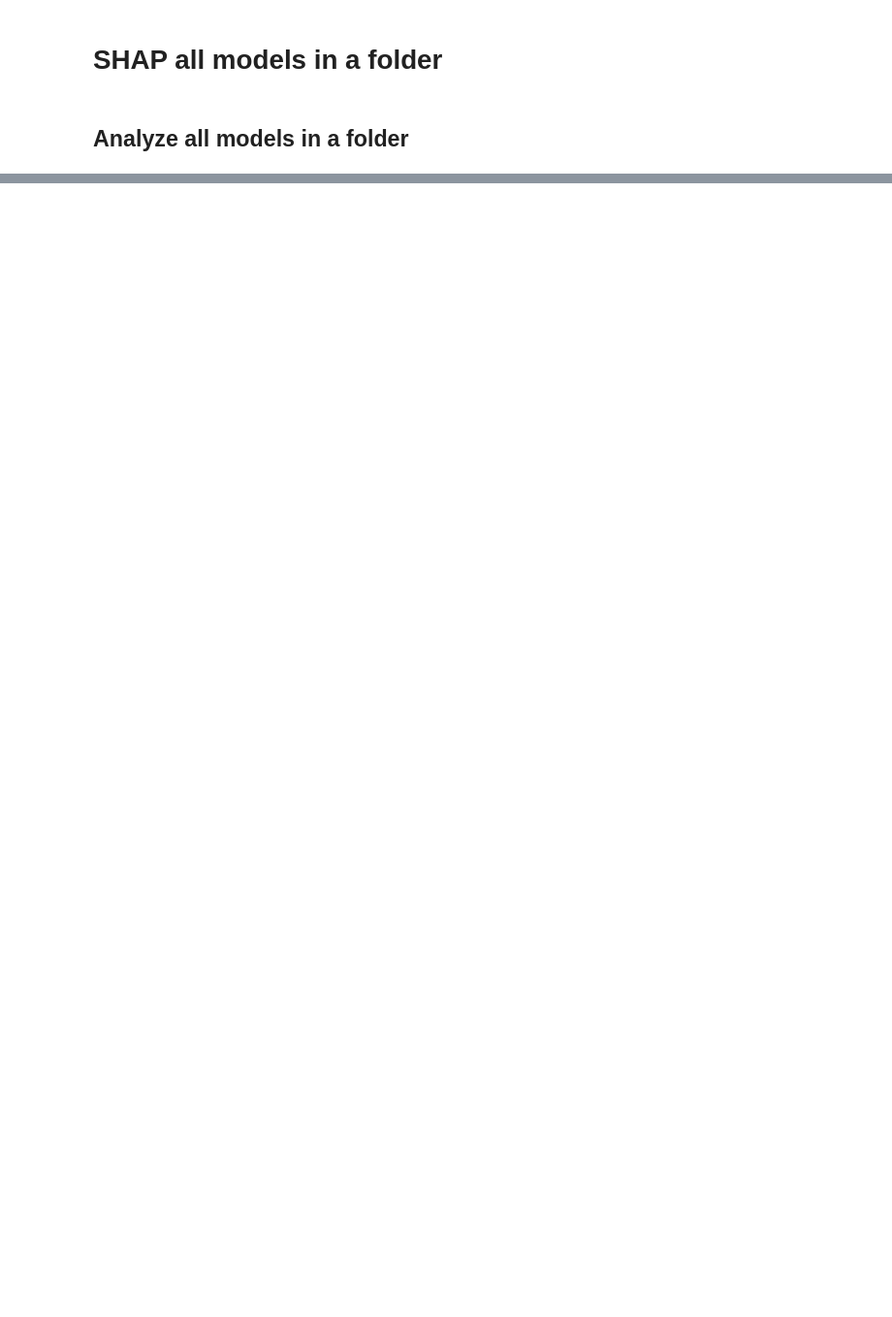
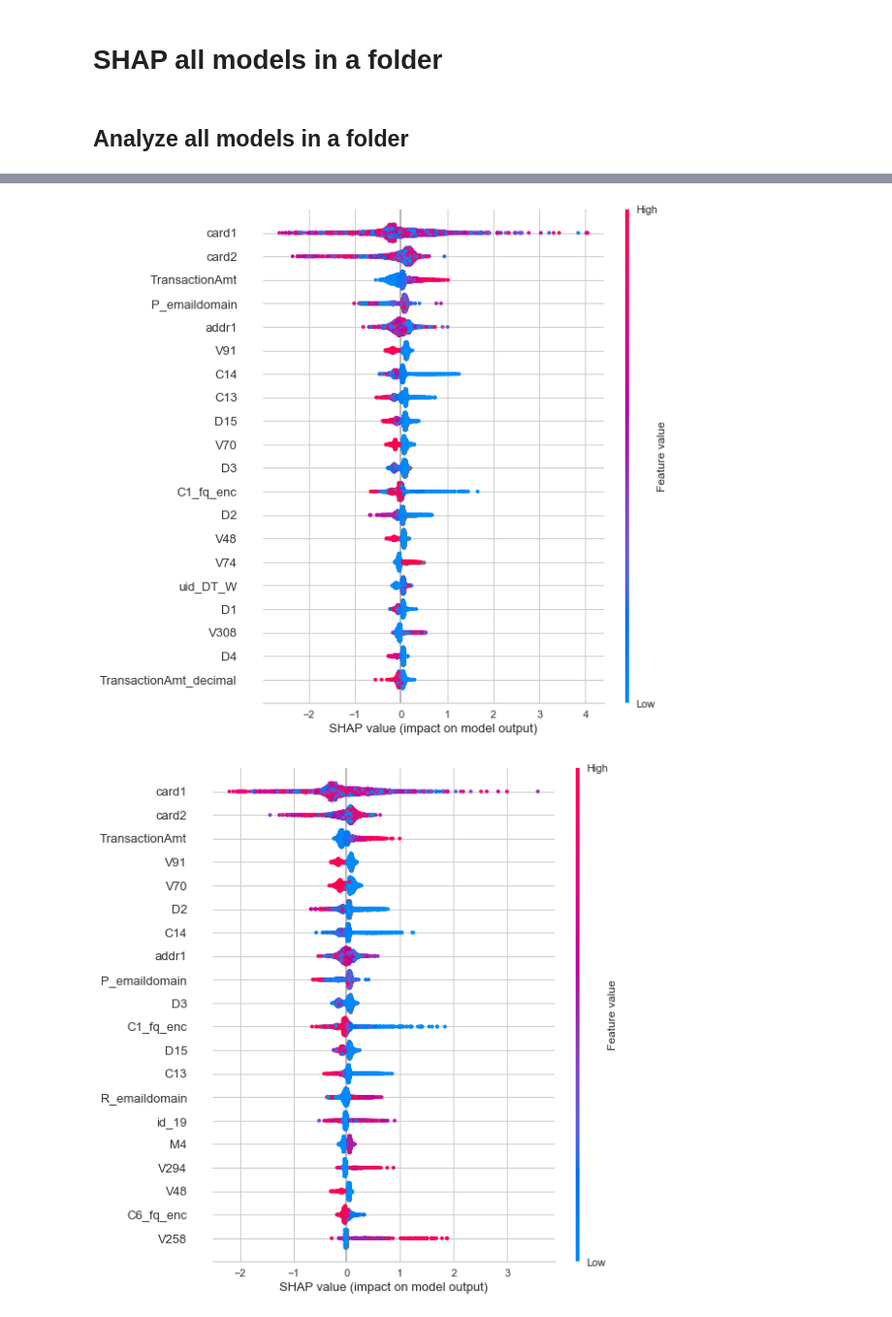
Before and after one commit to andfanilo/ieee-fraud-detection, a Jupyter notebook: notebooks/exploratory/Quick KFold model analysis.ipynb, the cells around one changed output, grey strips where cells are left out. Shown at 97% size. Saved outputs shown, nothing was run; the diff lists cells and outputs as text; code cells hidden in the pictures; blank space fills up the shorter version.

```diff
--- a/notebooks/exploratory/Quick KFold model analysis.ipynb
+++ b/notebooks/exploratory/Quick KFold model analysis.ipynb
@@ -39,3 +39,4 @@ convert_category_cols_lgb(ds)
 # %%
 folder = "lgb_09062019_1533"
 all_models = [load_model(f"{folder}/{os.path.basename(path)[0:6]}") for path in glob.glob(f"../../models/{folder}/*.dat")]
+all_tvs = [TreeVisualizer(model, ds.X_train.sample(5000, random_state=i)) for i, model in enumerate(all_models)]
@@ -42,3 +48,0 @@ all_models = [load_model(f"{folder}/{os.path.basename(path)[0:6]}") for path in
-# %%
-for i, clf in enumerate(all_models):
-    TreeVisualizer(clf, ds.X_train.sample(5000, random_state=i)).summary_bar_plot()
@@ -55,0 +49,3 @@ for i, clf in enumerate(all_models):
+# %%
+for i, tv in enumerate(all_tvs):
+    tv.summary_bar_plot()
@@ -55,0 +58,6 @@ for i, clf in enumerate(all_models):
+# %%
+for i, tv in enumerate(all_tvs):
+    tv.summary_plot()
+# %% [output]
+[figure, added]
+[figure, added]
```
Also changed, not shown: parts of 5 cells of this notebook, 11 other files.
